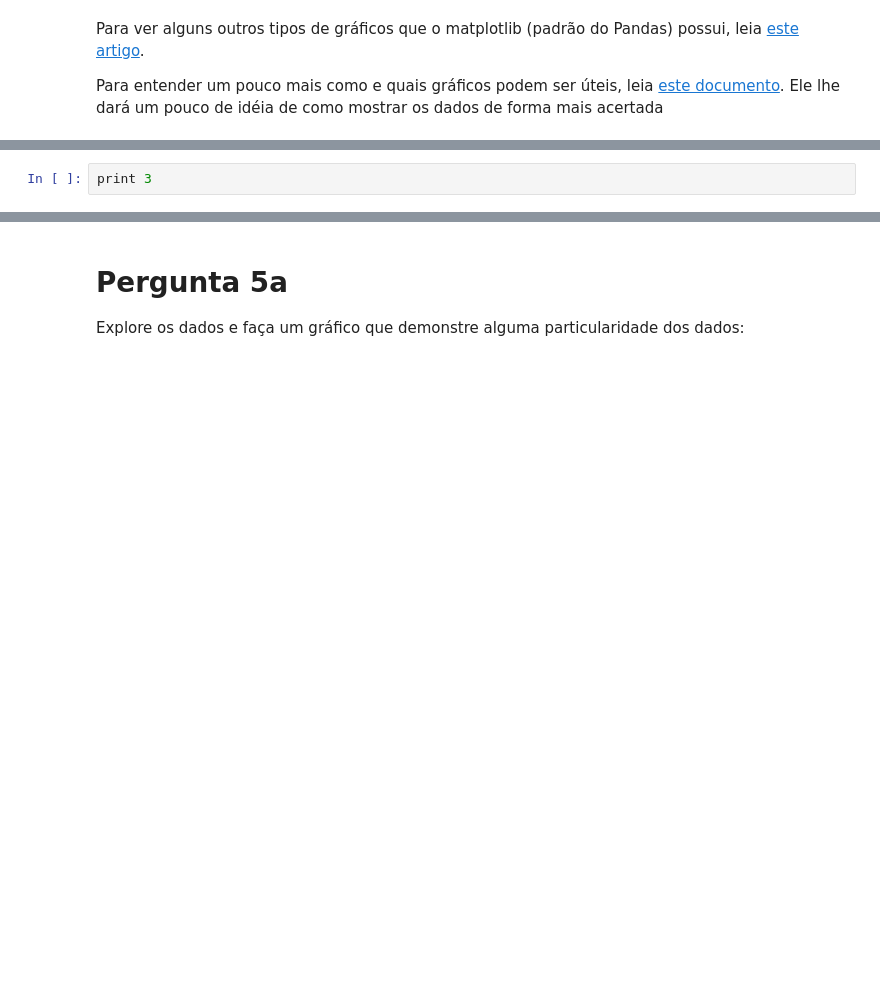
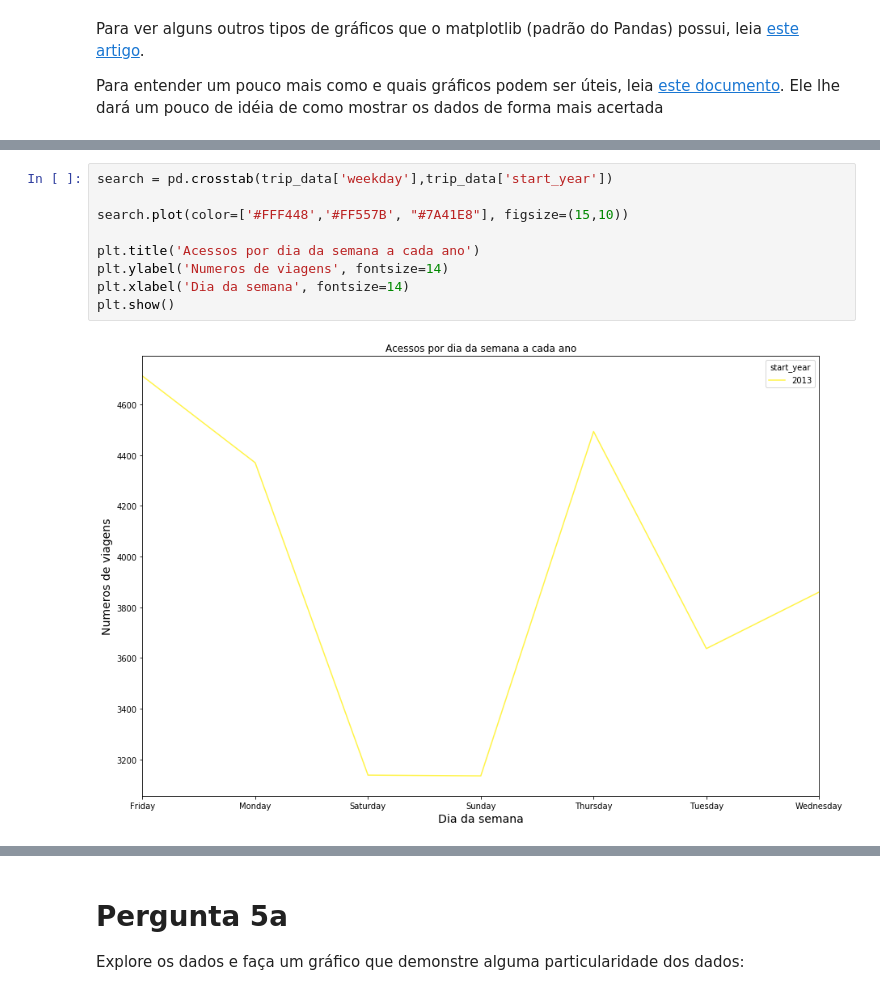
Before and after one commit to julianyraiol/analysis-of-bay-area-bike-share-nfds, a Jupyter notebook: Analise_Bay_Area_Bike_Share-NDFDSI.ipynb, the cells around one changed output, grey strips where cells are left out. Cells and saved outputs as stored; diff of their text form; blank space fills up the shorter version.

```diff
--- a/Analise_Bay_Area_Bike_Share-NDFDSI.ipynb
+++ b/Analise_Bay_Area_Bike_Share-NDFDSI.ipynb
@@ -490,2 +483,11 @@ plt.show()
-# %%
-print 3
+# %%
+search = pd.crosstab(trip_data['weekday'],trip_data['start_year'])
+
+search.plot(color=['#FFF448','#FF557B', "#7A41E8"], figsize=(15,10))
+
+plt.title('Acessos por dia da semana a cada ano')
+plt.ylabel('Numeros de viagens', fontsize=14)
+plt.xlabel('Dia da semana', fontsize=14)
+plt.show()
+# %% [output]
+[figure, added]
```
Also changed, not shown: parts of 8 cells of this notebook, 2 other files.
